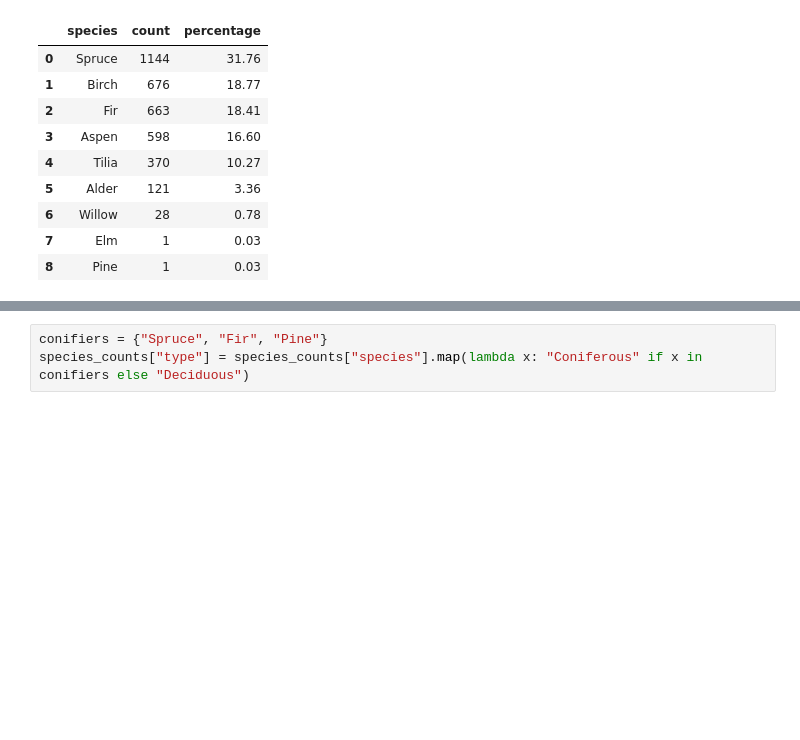
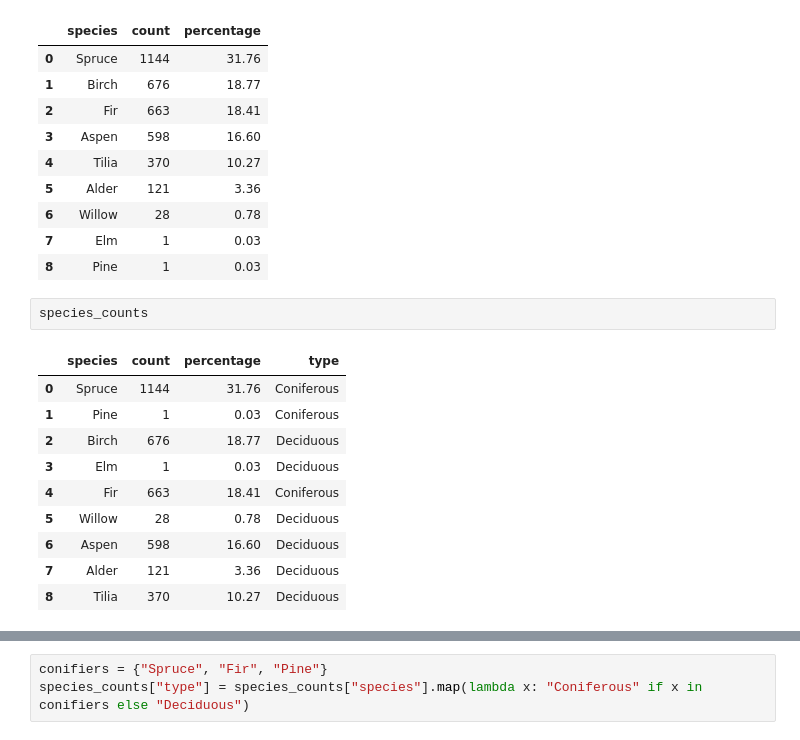
Before and after one commit to pariaighanian/LiDAR-Based-Tree-Detection, a Jupyter notebook: EDA.ipynb, the cells around one changed output, grey strips where cells are left out. Cells and saved outputs as stored; diff of their text form; blank space fills up the shorter version.

```diff
--- a/EDA.ipynb
+++ b/EDA.ipynb
@@ -77,3 +77,16 @@ species_counts
 | 6 | Willow | 28 | 0.78 |
 | 7 | Elm | 1 | 0.03 |
 | 8 | Pine | 1 | 0.03 |
+# %%
+species_counts
+# %% [output]
+|  | species | count | percentage | type |
+| 0 | Spruce | 1144 | 31.76 | Coniferous |
+| 1 | Pine | 1 | 0.03 | Coniferous |
+| 2 | Birch | 676 | 18.77 | Deciduous |
+| 3 | Elm | 1 | 0.03 | Deciduous |
+| 4 | Fir | 663 | 18.41 | Coniferous |
+| 5 | Willow | 28 | 0.78 | Deciduous |
+| 6 | Aspen | 598 | 16.60 | Deciduous |
+| 7 | Alder | 121 | 3.36 | Deciduous |
+| 8 | Tilia | 370 | 10.27 | Deciduous |
```
Also changed, not shown: parts of 1 cell of this notebook.
